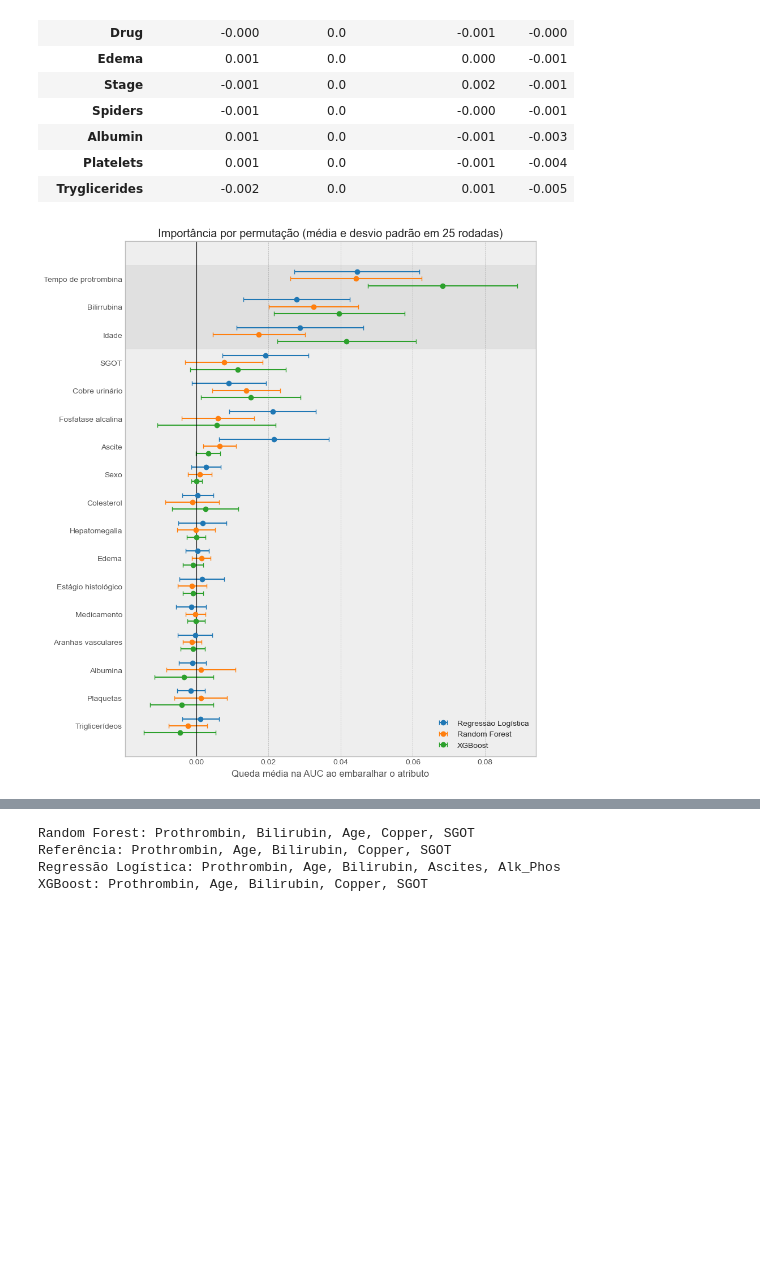
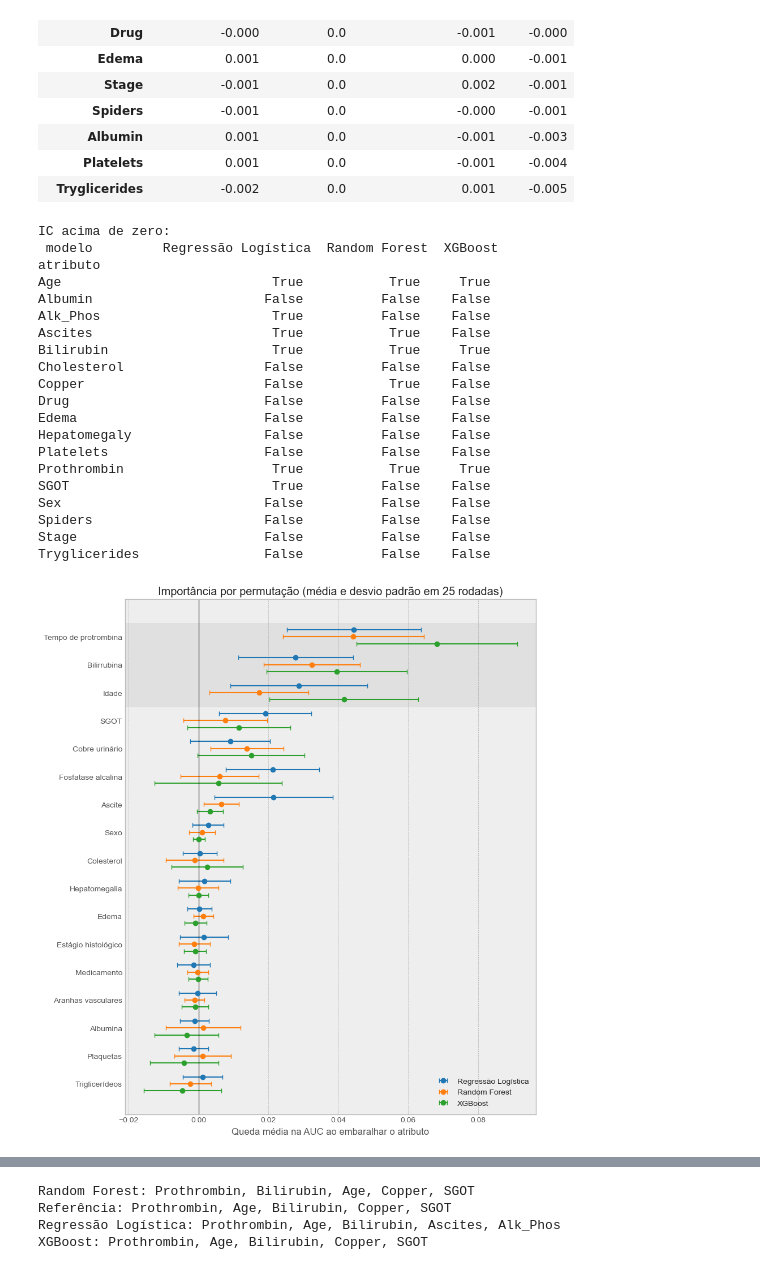
Before and after one commit to AraujoStreicher/pesquisa-academica-ufscar-2026, a Jupyter notebook: main.ipynb, the cells around one changed output, grey strips where cells are left out. Saved outputs shown, nothing was run; the diff lists cells and outputs as text; code cells hidden in the pictures; blank space fills up the shorter version.

```diff
--- a/main.ipynb
+++ b/main.ipynb
@@ -307,3 +303,21 @@ for a, b in combinations(["Regressão Logística", "Random Forest", "XGBoost"],
 Regressão Logística x Random Forest: diferença média de AUC = +0.002, p = 0.508
 Regressão Logística x XGBoost: diferença média de AUC = +0.021, p = 0.034
 Random Forest x XGBoost: diferença média de AUC = +0.019, p = 0.008
+# %%
+from statsmodels.stats.multitest import multipletests
+
+k = len(auc)
+t_crit = t_student.ppf(0.975, k - 1)
+
+linhas = []
+for a, b in combinations(["Regressão Logística", "Random Forest", "XGBoost"], 2):
+    d = auc[a] - auc[b]
+    ep = np.sqrt((1/k + 1/4) * d.var(ddof=1))
+    linhas.append({"comparação": f"{a} - {b}",
+                   "diferença": d.mean(),
+                   "IC inf": d.mean() - t_crit * ep, "IC sup": d.mean() + t_crit * ep,
+                   "p": 2 * t_student.sf(abs(d.mean() / ep), k - 1)})
+
+tabela3 = pd.DataFrame(linhas)
+tabela3["p (Holm)"] = multipletests(tabela3["p"], method="holm")[1]
+tabela3.round(3)
@@ -351,32 +370,56 @@ nomes = {"Prothrombin": "Tempo de protrombina",
          "Albumin": "Albumina",
          "Platelets": "Plaquetas",
          "Tryglicerides": "Triglicerídeos"
          }
 
 modelos_comp = ["Regressão Logística", "Random Forest", "XGBoost"]
 cores = ["tab:blue", "tab:orange", "tab:green"]
 
 
 stats = (importancias[importancias["modelo"].isin(modelos_comp)]
          .groupby(["atributo", "modelo"])["importancia"].agg(["mean", "std"]))
 media = stats["mean"].unstack()[modelos_comp]
 desvio = stats["std"].unstack()[modelos_comp]
+FATOR_IC = t_student.ppf(0.975, df=24) * np.sqrt(1/25 + 1/4)
+erro_ic = FATOR_IC * desvio
+print("IC acima de zero:\n", (media - erro_ic > 0))
+
 ordem = media.mean(axis=1).sort_values(ascending=False).index
 
 fig, ax = plt.subplots(figsize=(9, 10))
 y = np.arange(len(ordem))
 for i, (modelo, cor) in enumerate(zip(modelos_comp, cores)):
-    ax.errorbar(media.loc[ordem, modelo], y + (i - 1) * 0.25, xerr=desvio.loc[ordem, modelo], fmt="o", color=cor, ecolor=cor, elinewidth=1.5, capsize=3, markersize=6, label=modelo)
+    ax.errorbar(media.loc[ordem, modelo], y + (i - 1) * 0.25, xerr=erro_ic.loc[ordem, modelo], fmt="o", color=cor, ecolor=cor, elinewidth=1.5, capsize=3, markersize=6, label=modelo)
 ax.axvline(0, color="black", linewidth=0.8)
 ax.axhspan(-0.5, 2.5, color="grey", alpha=0.12)
 ax.set_yticks(y)
 ax.set_yticklabels([nomes[a] for a in ordem])
 ax.invert_yaxis()
 ax.grid(axis="y", visible=False)
 ax.set_xlabel("Queda média na AUC ao embaralhar o atributo")
 ax.set_title("Importância por permutação (média e desvio padrão em 25 rodadas)")
 ax.legend(loc="lower right")
 plt.tight_layout()
 plt.show()
 # %% [output]
+IC acima de zero:
+ modelo         Regressão Logística  Random Forest  XGBoost
+atributo
+Age                           True           True     True
+Albumin                      False          False    False
+Alk_Phos                      True          False    False
+Ascites                       True           True    False
+Bilirubin                     True           True     True
+Cholesterol                  False          False    False
+Copper                       False           True    False
+Drug                         False          False    False
+Edema                        False          False    False
+Hepatomegaly                 False          False    False
+Platelets                    False          False    False
+Prothrombin                   True           True     True
+SGOT                          True          False    False
+Sex                          False          False    False
+Spiders                      False          False    False
+Stage                        False          False    False
+Tryglicerides                False          False    False
-[figure, old version]
+[figure, new version]
```
Also changed, not shown: parts of 6 cells of this notebook.
